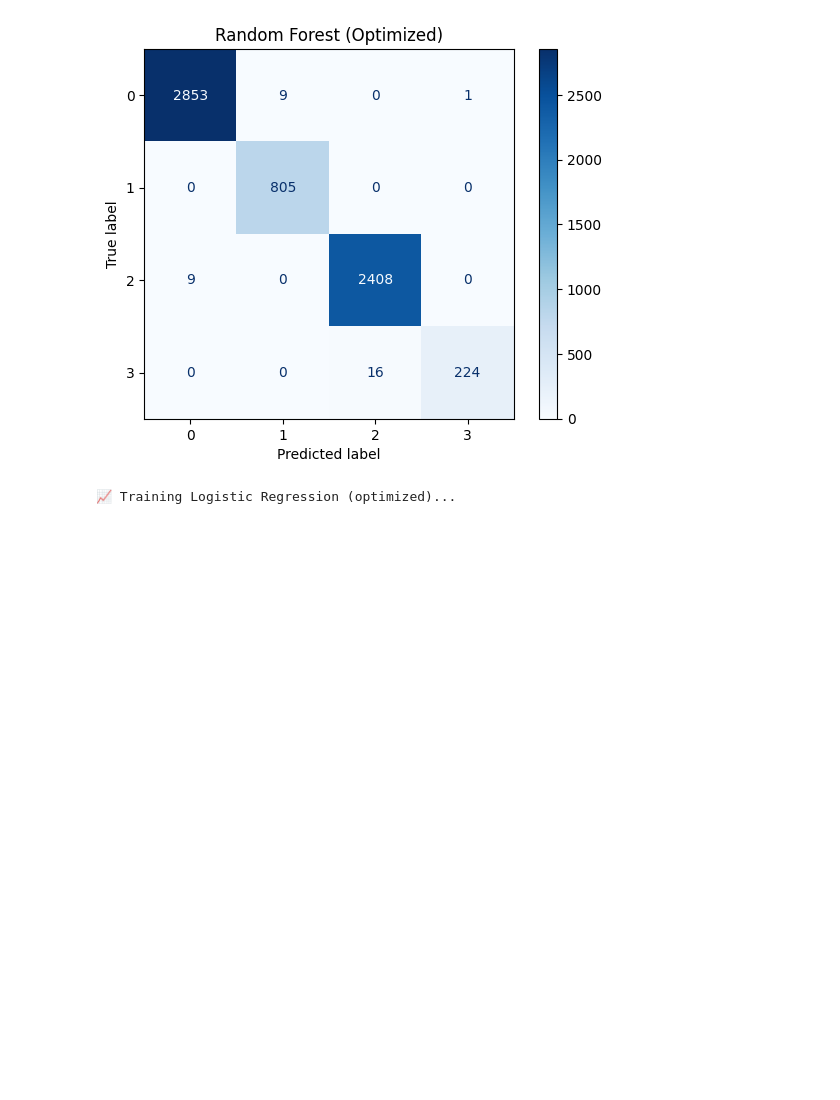
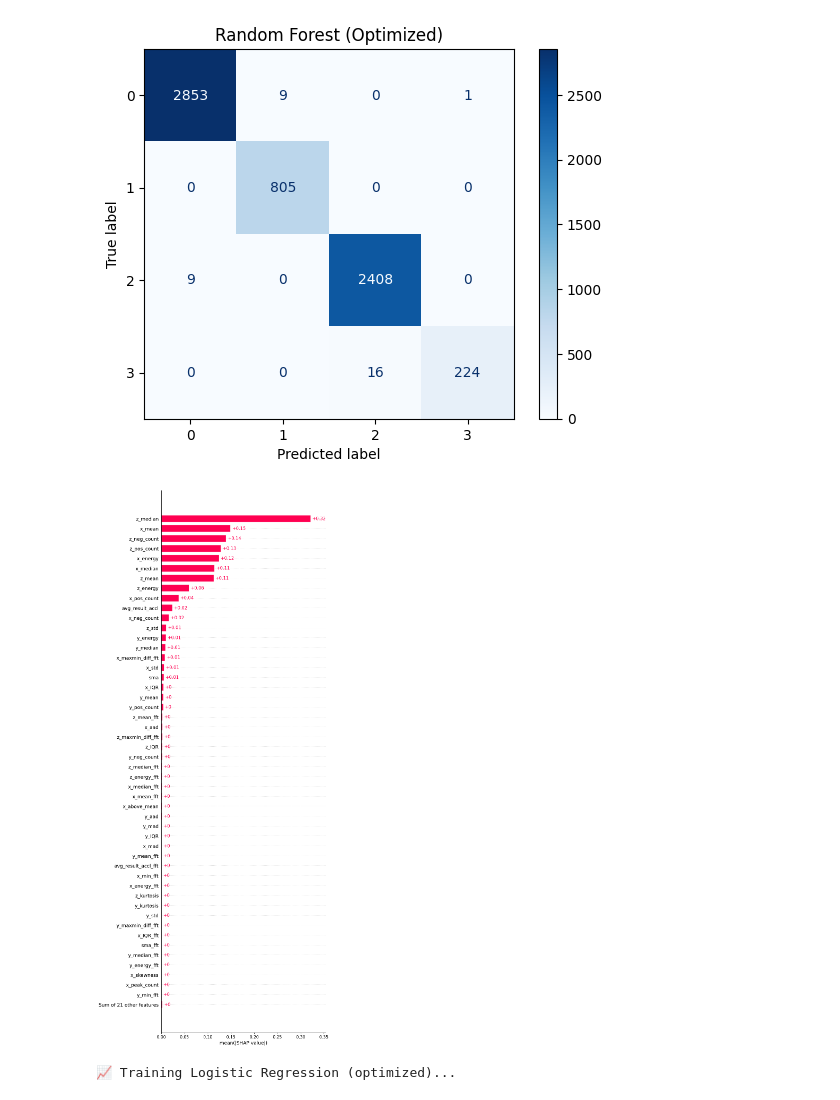
Before and after one commit to tranhuunam00/Master_2024, a Jupyter notebook: new_sleep_posture_2025/train/train.ipynb, the cells around one changed output. Cells and saved outputs as stored; diff of their text form; code cells hidden in the pictures; blank space fills up the shorter version.

```diff
--- a/new_sleep_posture_2025/train/train.ipynb
+++ b/new_sleep_posture_2025/train/train.ipynb
@@ -195,5 +195,13 @@ modelRF = train_RF(features_all, features_all_test, train_labels, train_labels_t
    macro avg       0.99      0.98      0.99      6325
 weighted avg       0.99      0.99      0.99      6325
 [figure]
+# %%
+import shap
+
+explainer = shap.Explainer(modelRF.predict, features_all)
+shap_values = explainer(features_all)
+shap.plots.bar(shap_values, max_display=50)
+# %% [output]
+[figure, added]
 # %%
 from models import train_LR
```
Also changed, not shown: parts of 9 cells of this notebook, 16 other files.
